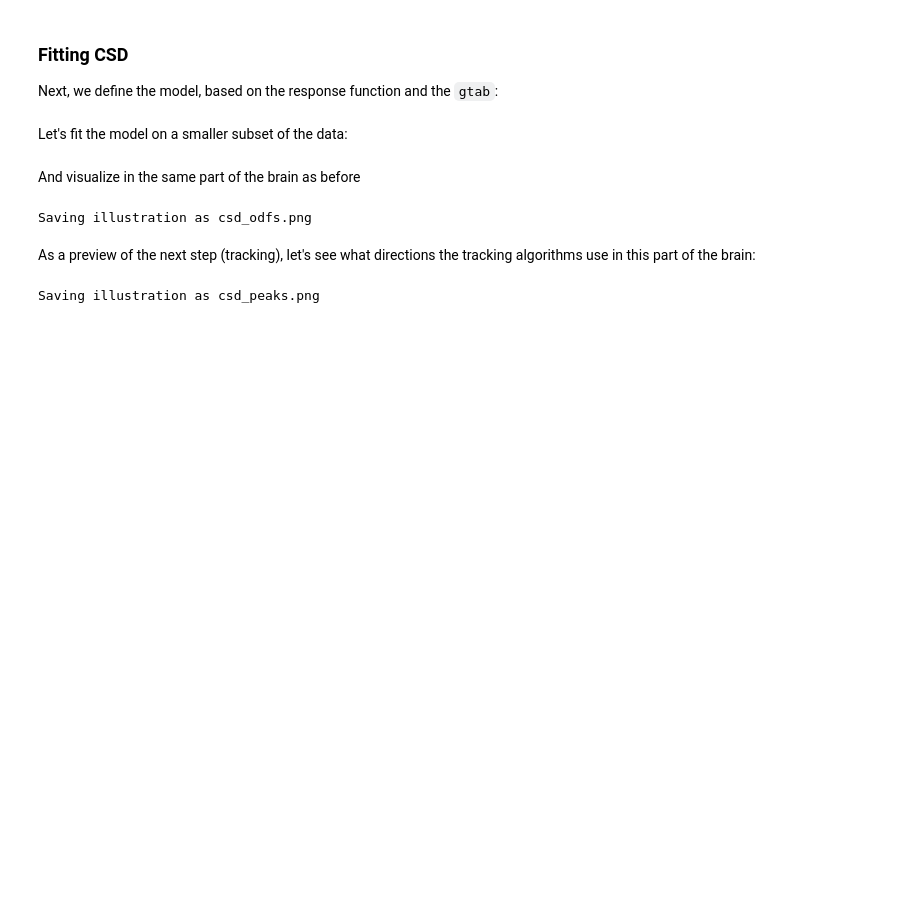
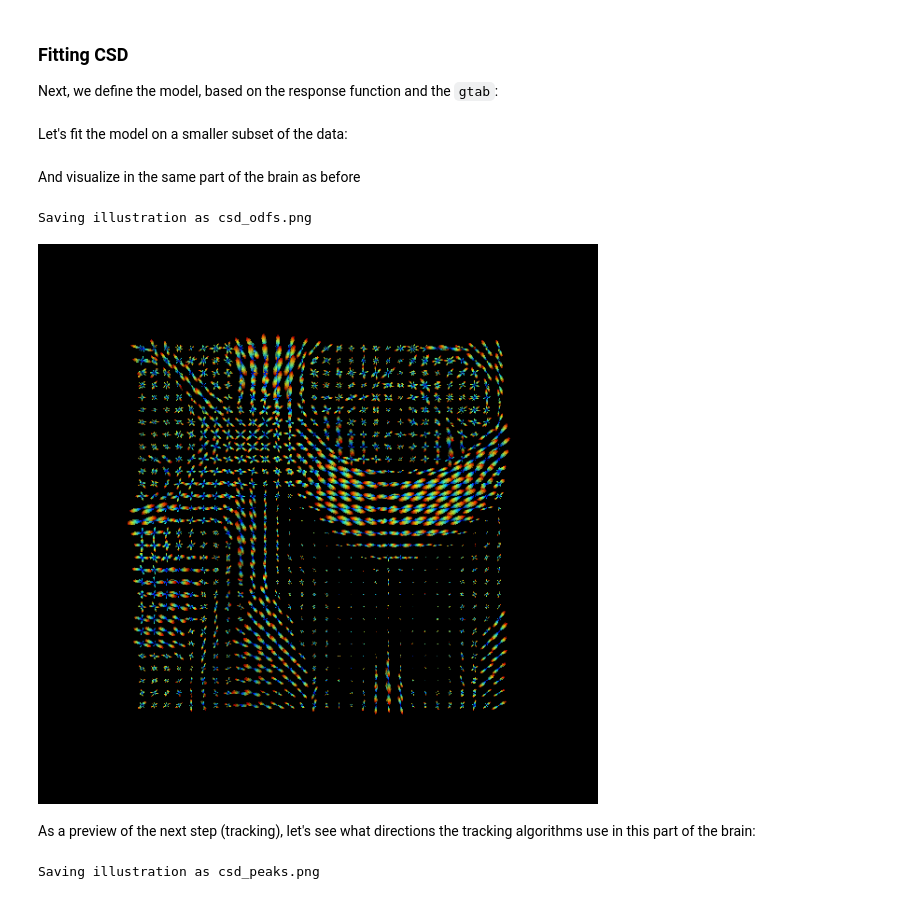
Before and after one commit to datacarpentry/python-neuroimaging-lesson, a Jupyter notebook: dipy/001-dipy-reconstruction.ipynb, the cells around one changed output. Cells and saved outputs as stored; diff of their text form; code cells hidden in the pictures; blank space fills up the shorter version.

```diff
--- a/dipy/001-dipy-reconstruction.ipynb
+++ b/dipy/001-dipy-reconstruction.ipynb
@@ -277,12 +291,17 @@ csd_odf = csd_fit.odf(sphere)
 # %%
 fvtk.clear(ren)
 fodf_spheres = fvtk.sphere_funcs(csd_odf, sphere, scale=1.3, norm=False)
 fvtk.add(ren, fodf_spheres)
 print('Saving illustration as csd_odfs.png')
 fvtk.record(ren, out_path='csd_odfs.png', size=(600, 600))
-fvtk.show(ren)
+
+# On your local machine, you can view this interactively:
+# fvtk.show(ren)
+
+display(Image('csd_odfs.png'))
 # %% [output]
 Saving illustration as csd_odfs.png
+[figure, added]
 # %% [markdown]
 As a preview of the next step (tracking), let's see what directions the tracking algorithms use in this part of the brain:
 # %%
```
Also changed, not shown: parts of 11 cells of this notebook, 6 other files.
